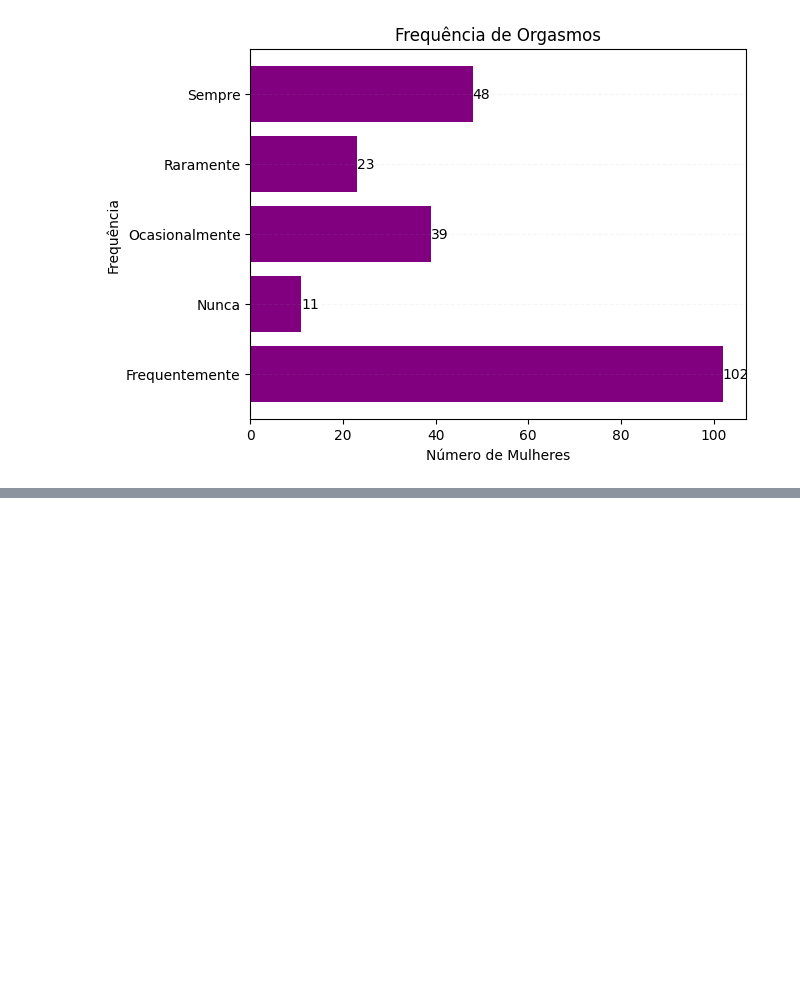
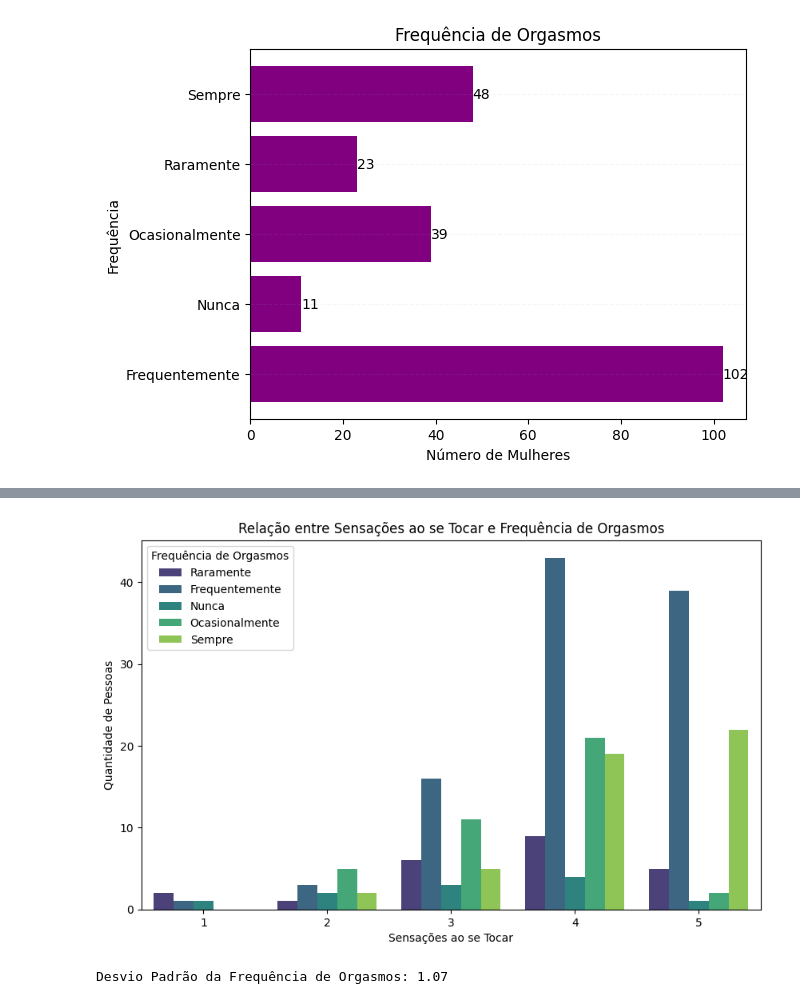
Before and after one commit to danisnegrao/ProjetFInal_DaniNegrao, a Jupyter notebook: base_dados.ipynb, the cells around one changed output, grey strips where cells are left out. Drawn from its saved outputs; the diff is of its cells as text; code cells hidden in the pictures; blank space fills up the shorter version.

```diff
--- a/base_dados.ipynb
+++ b/base_dados.ipynb
@@ -222,0 +284,28 @@ plt.show()
+# %%
+plt.figure(figsize=(10, 6))
+ax = sns.countplot(x='Sensacoes_Ao_Tocar_Ordenado', hue='Com que frequência você atinge o orgasmo durante suas experiências sexuais?', data=df_dados2, palette='viridis')
+
+
+plt.title('Relação entre Sensações ao se Tocar e Frequência de Orgasmos')
+plt.xlabel('Sensações ao se Tocar')
+plt.ylabel('Quantidade de Pessoas')
+
+
+legend_labels_sensacoes = {1: 'Muito confortável', 2: 'Confortável', 3: 'Neutro', 4: 'Desconfortável', 5: 'Muito desconfortável'}
+handles, _ = ax.get_legend_handles_labels()
+ax.legend(handles=handles, labels=[f'{k}: {v}' for k, v in legend_labels_sensacoes.items()], title='Sensações ao se Tocar')
+
+
+ax.legend(title='Frequência de Orgasmos', loc='upper left')
+
+
+plt.show()
+# %% [output]
+[figure, added]
+# %%
+
+
+desvio_padrao_orgasmos = np.std(df_dados2['Frequencia_Orgasmos_Ordenado'])
+print(f'Desvio Padrão da Frequência de Orgasmos: {desvio_padrao_orgasmos:.2f}')
+# %% [output]
+Desvio Padrão da Frequência de Orgasmos: 1.07
```
Also changed, not shown: parts of 7 cells of this notebook, 17 other files.
